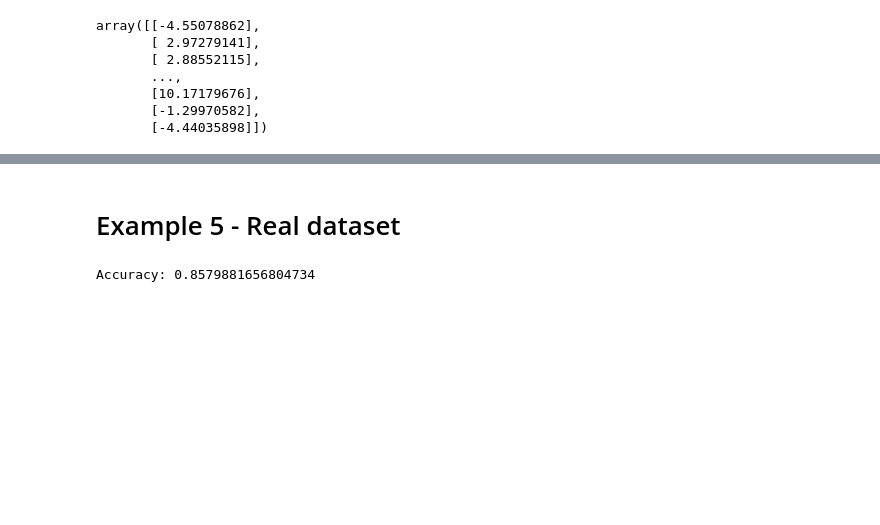
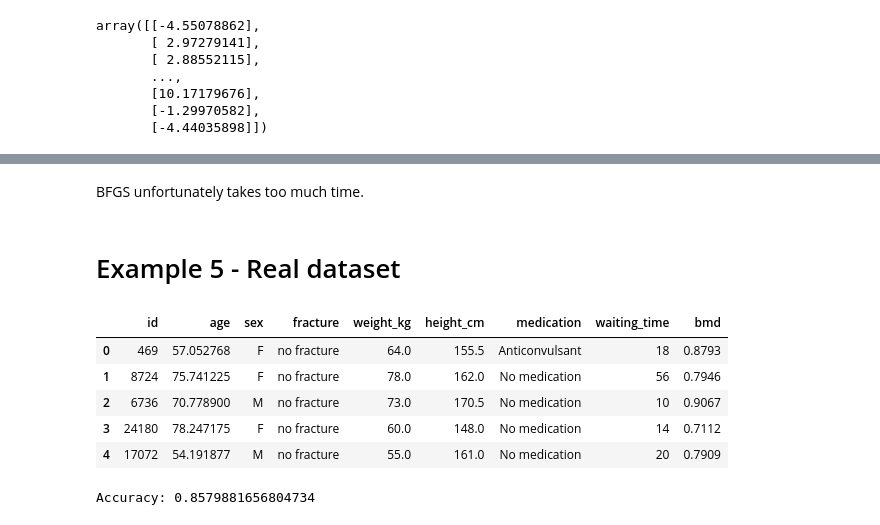
Before and after one commit to EricTay1997/MLE, a Jupyter notebook: Algorithms.ipynb, the cells around one changed output, grey strips where cells are left out. Drawn from its saved outputs; the diff is of its cells as text; code cells hidden in the pictures; blank space fills up the shorter version.

```diff
--- a/Algorithms.ipynb
+++ b/Algorithms.ipynb
@@ -453,6 +490,18 @@ array([[ 0.        , -6.81525196],
        [ 0.        ,  3.0951187 ],
        [ 0.        , -0.07073068],
        [ 0.        , -9.25977192]])
+# %% [markdown]
+BFGS unfortunately takes too much time.
 # %% [markdown]
 # Example 5 - Real dataset
+# %%
+df = pd.read_csv("bmd.csv")
+df.head()
+# %% [output]
+|  | id | age | sex | fracture | weight_kg | height_cm | medication | waiting_time | bmd |
+| 0 | 469 | 57.052768 | F | no fracture | 64.0 | 155.5 | Anticonvulsant | 18 | 0.8793 |
+| 1 | 8724 | 75.741225 | F | no fracture | 78.0 | 162.0 | No medication | 56 | 0.7946 |
+| 2 | 6736 | 70.778900 | M | no fracture | 73.0 | 170.5 | No medication | 10 | 0.9067 |
+| 3 | 24180 | 78.247175 | F | no fracture | 60.0 | 148.0 | No medication | 14 | 0.7112 |
+| 4 | 17072 | 54.191877 | M | no fracture | 55.0 | 161.0 | No medication | 20 | 0.7909 |
 # %%
```
Also changed, not shown: parts of 29 cells of this notebook, 1 other file.
